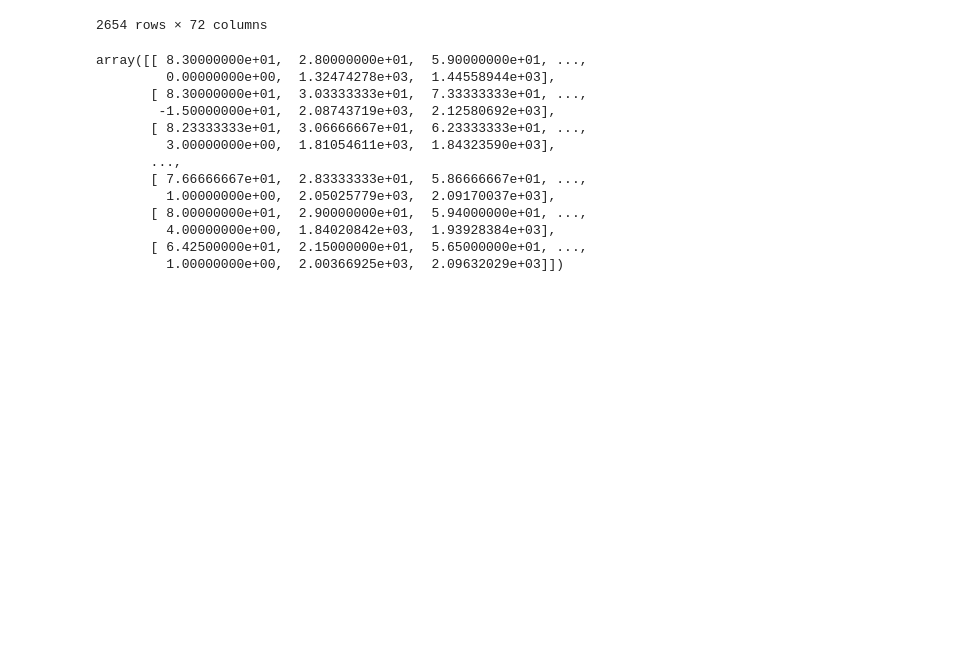
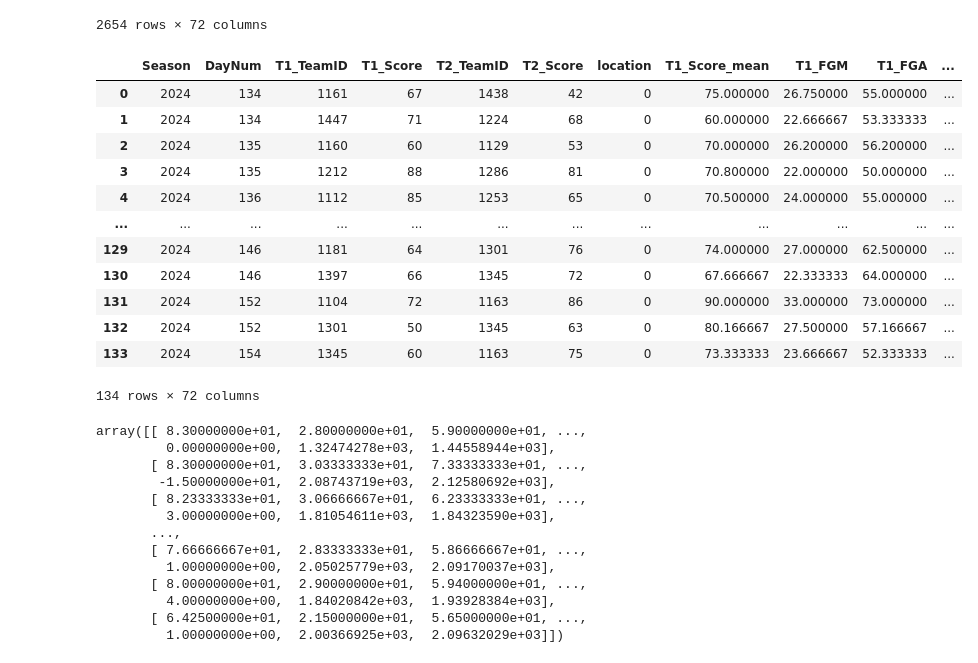
Before and after one commit to fantasy2fry/march-ml-madness-2025, a Jupyter notebook: src/sebislaw/Feature_engineering/Feature_engineering_data_load_example.ipynb, the cells around one changed output. Cells and saved outputs as stored; diff of their text form; code cells hidden in the pictures; blank space fills up the shorter version.

```diff
--- a/src/sebislaw/Feature_engineering/Feature_engineering_data_load_example.ipynb
+++ b/src/sebislaw/Feature_engineering/Feature_engineering_data_load_example.ipynb
@@ -552,6 +538,22 @@ df_train
 | 2652 | 2023 | 152 | 1194 | 71 | 1361 | 72 | 0 | 80.000000 | 29.000000 | 59.400000 | ... |
 | 2653 | 2023 | 154 | 1361 | 59 | 1163 | 76 | 0 | 64.250000 | 21.500000 | 56.500000 | ... |
 2654 rows × 72 columns
+# %%
+df_test
+# %% [output]
+|  | Season | DayNum | T1_TeamID | T1_Score | T2_TeamID | T2_Score | location | T1_Score_mean | T1_FGM | T1_FGA | ... |
+| 0 | 2024 | 134 | 1161 | 67 | 1438 | 42 | 0 | 75.000000 | 26.750000 | 55.000000 | ... |
+| 1 | 2024 | 134 | 1447 | 71 | 1224 | 68 | 0 | 60.000000 | 22.666667 | 53.333333 | ... |
+| 2 | 2024 | 135 | 1160 | 60 | 1129 | 53 | 0 | 70.000000 | 26.200000 | 56.200000 | ... |
+| 3 | 2024 | 135 | 1212 | 88 | 1286 | 81 | 0 | 70.800000 | 22.000000 | 50.000000 | ... |
+| 4 | 2024 | 136 | 1112 | 85 | 1253 | 65 | 0 | 70.500000 | 24.000000 | 55.000000 | ... |
+| ... | ... | ... | ... | ... | ... | ... | ... | ... | ... | ... | ... |
+| 129 | 2024 | 146 | 1181 | 64 | 1301 | 76 | 0 | 74.000000 | 27.000000 | 62.500000 | ... |
+| 130 | 2024 | 146 | 1397 | 66 | 1345 | 72 | 0 | 67.666667 | 22.333333 | 64.000000 | ... |
+| 131 | 2024 | 152 | 1104 | 72 | 1163 | 86 | 0 | 90.000000 | 33.000000 | 73.000000 | ... |
+| 132 | 2024 | 152 | 1301 | 50 | 1345 | 63 | 0 | 80.166667 | 27.500000 | 57.166667 | ... |
+| 133 | 2024 | 154 | 1345 | 60 | 1163 | 75 | 0 | 73.333333 | 23.666667 | 52.333333 | ... |
+134 rows × 72 columns
 # %%
 x_train
 # %% [output]
```
Also changed, not shown: parts of 4 cells of this notebook.
